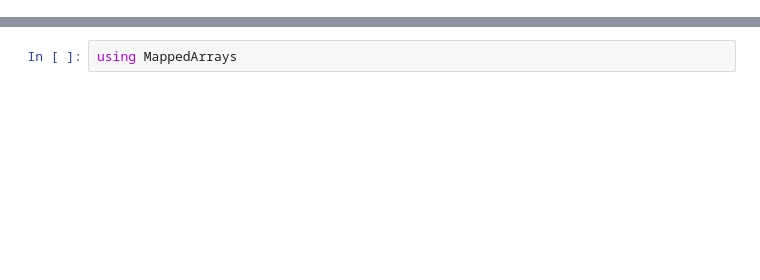
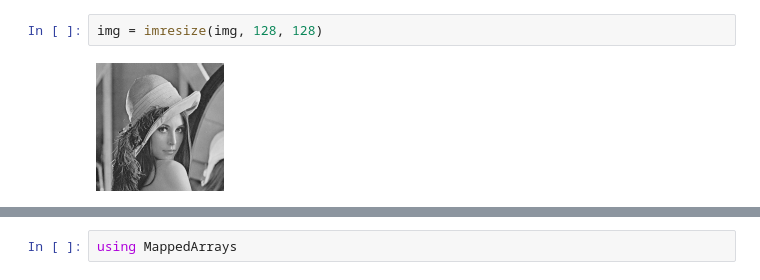
Before and after one commit to asamanta1920/Julia_Racecar_MIT_MS_Program, a Jupyter notebook: 03-computer-vision-julia/05-green_screens/JuliaGreenScreens.ipynb, the cells around one changed output, grey strips where cells are left out. Drawn from its saved outputs; the diff is of its cells as text; blank space fills up the shorter version.

```diff
--- a/03-computer-vision-julia/05-green_screens/JuliaGreenScreens.ipynb
+++ b/03-computer-vision-julia/05-green_screens/JuliaGreenScreens.ipynb
@@ -55,0 +7,4 @@ screenProcessing (generic function with 2 methods)
+# %%
+img = imresize(img, 128, 128)
+# %% [output]
+[figure, added]
```
Also changed, not shown: parts of 17 cells of this notebook, 7 other files.
